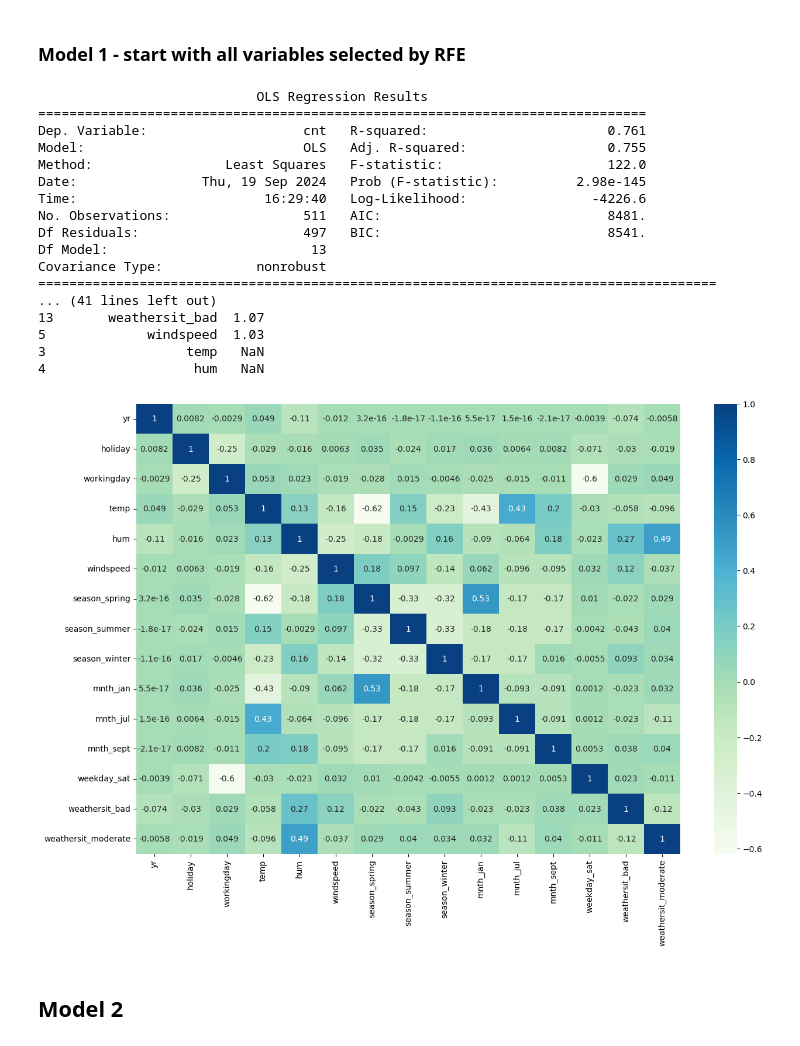
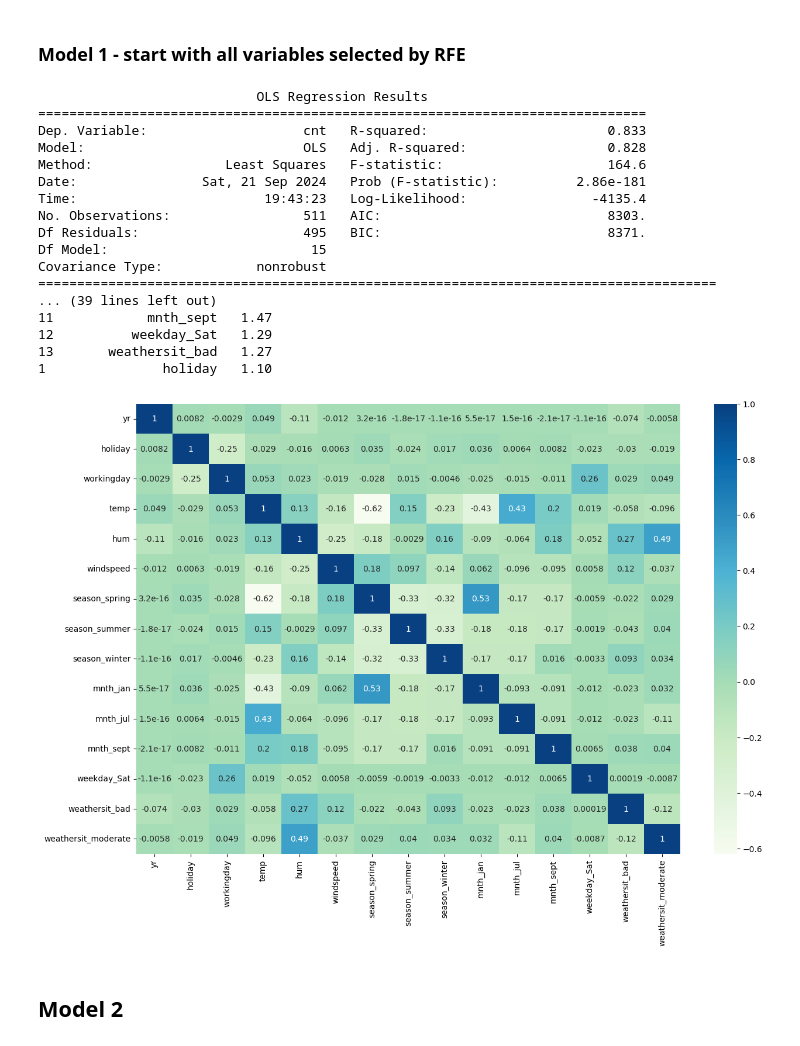
Before and after one commit to akashsinghal09/Bike-Sharing, a Jupyter notebook: Akash Linear Regression Assignment.ipynb, the cells around one changed output. Drawn from its saved outputs; the diff is of its cells as text; code cells hidden in the pictures.

```diff
--- a/Akash Linear Regression Assignment.ipynb
+++ b/Akash Linear Regression Assignment.ipynb
@@ -201,7 +201,7 @@ bike_df.weathersit.replace({1:'good',2:'moderate',3:'bad',4:'severe'},inplace =
 
 bike_df.mnth = bike_df.mnth.replace({1: 'jan',2: 'feb',3: 'mar',4: 'apr',5: 'may',6: 'jun',7: 'jul',8: 'aug',9: 'sept',10: 'oct',11: 'nov',12: 'dec'})
 
-bike_df.weekday = bike_df.weekday.replace({0: 'sun',1: 'mon',2: 'tue',3: 'wed',4: 'thu',5: 'fri',6: 'sat'})
+bike_df.weekday = bike_df.weekday.replace({1: 'Wed', 2: 'Thurs', 3: 'Fri', 4: 'Sat', 5: 'Sun', 6: 'Mon', 0: 'Tues'})
 
 bike_df.head()
 # %% [output]
@@ -309,8 +309,8 @@ plt.show()
 # %% [markdown]
 #### Creating dummy variables for categorical variables
 # %%
-bike_df = pd.get_dummies(data=bike_df,columns=["season","mnth","weekday"],drop_first=True)
-bike_df = pd.get_dummies(data=bike_df,columns=["weathersit"])
+bike_df = pd.get_dummies(data=bike_df,columns=["season","mnth","weekday"],drop_first=True,dtype = int)
+bike_df = pd.get_dummies(data=bike_df,columns=["weathersit"],dtype = int)
 # %%
 bike_df.columns
 # %% [output]
@@ -529,7 +518,7 @@ X_train_rfe.shape
 # %%
 #Selected columns for Model 1 - all columns selected by RFE
 cols = ['yr', 'holiday', 'workingday', 'temp', 'hum', 'windspeed', 'season_spring',
-       'season_summer', 'season_winter', 'mnth_jan', 'mnth_jul', 'mnth_sept', 'weekday_sat',
+       'season_summer', 'season_winter', 'mnth_jan', 'mnth_jul', 'mnth_sept', 'weekday_Sat',
        'weathersit_bad', 'weathersit_moderate']
 
 build_model(cols)
@@ -537,30 +526,30 @@ get_vif(cols)
 # %% [output]
                             OLS Regression Results
 ==============================================================================
-Dep. Variable:                    cnt   R-squared:                       0.761
-Model:                            OLS   Adj. R-squared:                  0.755
-Method:                 Least Squares   F-statistic:                     122.0
-Date:                Thu, 19 Sep 2024   Prob (F-statistic):          2.98e-145
-Time:                        16:29:40   Log-Likelihood:                -4226.6
-No. Observations:                 511   AIC:                             8481.
-Df Residuals:                     497   BIC:                             8541.
-Df Model:                          13
+Dep. Variable:                    cnt   R-squared:                       0.833
+Model:                            OLS   Adj. R-squared:                  0.828
+Method:                 Least Squares   F-statistic:                     164.6
+Date:                Sat, 21 Sep 2024   Prob (F-statistic):          2.86e-181
+Time:                        19:43:23   Log-Likelihood:                -4135.4
+No. Observations:                 511   AIC:                             8303.
+Df Residuals:                     495   BIC:                             8371.
+Df Model:                          15
 Covariance Type:            nonrobust
 =======================================================================================
-... (41 lines left out)
-13       weathersit_bad  1.07
-5             windspeed  1.03
-3                  temp   NaN
-4                   hum   NaN
+... (39 lines left out)
+11            mnth_sept   1.47
+12          weekday_Sat   1.29
+13       weathersit_bad   1.27
+1               holiday   1.10
 # %%
 #checking correlation of features selected by RFE with target column.
 #Also to check impact of different features on target.
 plt.figure(figsize = (15,10))
 sns.heatmap(bike_df[['yr','holiday','workingday','temp','hum','windspeed','season_spring','season_summer',
-                  'season_winter','mnth_jan','mnth_jul','mnth_sept','weekday_sat','weathersit_bad','weathersit_moderate']].corr(),cmap ='GnBu',annot = True)
+                  'season_winter','mnth_jan','mnth_jul','mnth_sept','weekday_Sat','weathersit_bad','weathersit_moderate']].corr(),cmap ='GnBu',annot = True)
 plt.show()
 # %% [output]
-[figure, old version]
+[figure, new version]
 # %% [markdown]
 ## Model 2
 # %%
```
Also changed, not shown: parts of 35 cells of this notebook.
